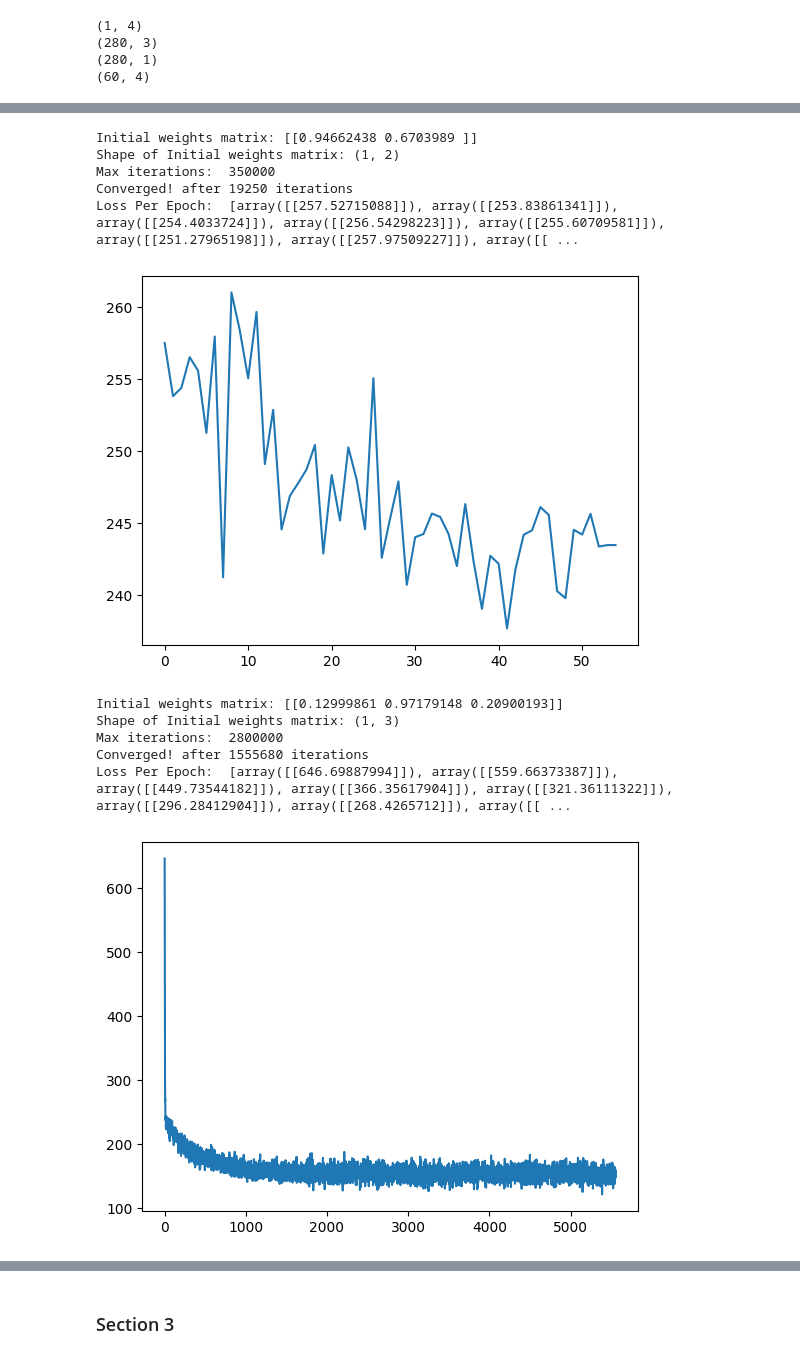
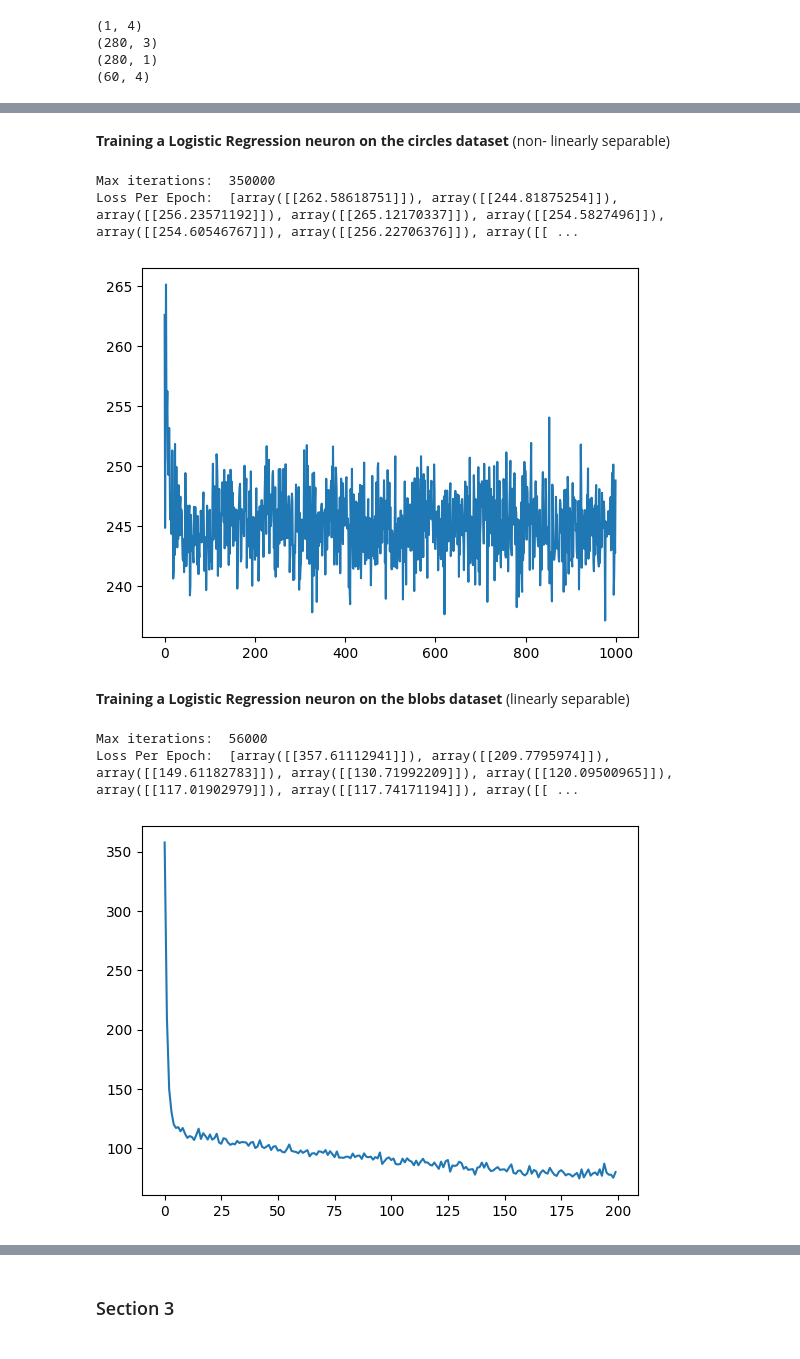
Before and after one commit to STRMNGnwo/CT5133-DeepLearning, a Jupyter notebook: DeepLearningAssignment_1.ipynb, the cells around one changed output, grey strips where cells are left out. Drawn from its saved outputs; the diff is of its cells as text; code cells hidden in the pictures.

Commit message:
Added graphs and visualisations

```diff
--- a/DeepLearningAssignment_1.ipynb
+++ b/DeepLearningAssignment_1.ipynb
@@ -142,7 +175,7 @@ def train_model(model,training_data_X,training_data_Y, training_params):
       #print(f"{i/len(samples)} Epochs finished")
       loss_per_epoch.append(running_loss)
       #print(f"running_loss: {running_loss}, prev_loss: {prev_loss}, running-prev: {running_loss-prev_loss}")
-      if (abs(running_loss-prev_loss)) < 10**-2: #latter condition is to check for convergence (change in weights is minimal)
+      if (abs(running_loss-prev_loss)) < 10**-3: #latter condition is to check for convergence (change in weights is minimal)
         print(f"Converged! after {i} iterations ")
         i = max_iterations
       prev_loss = running_loss
@@ -249,3 +321,5 @@ print(test_blobs.shape)
+# %% [markdown]
+**Training a Logistic Regression neuron on the circles dataset** (non- linearly separable)
 # %%
 #initialising the LogisiticRegression Neuron
 LR_Model_circles=LogisticRegressionNeuron(np.array(training_circles_X.iloc[[0]]).shape)
@@ -256,28 +330,24 @@ train_params={ "epochs":1000,"lr":0.001}
 #training the model on the blobs dataset's training partition
 train_model(LR_Model_circles,training_circles_X,training_circles_Y, train_params)
 # %% [output]
-Initial weights matrix: [[0.94662438 0.6703989 ]]
-Shape of Initial weights matrix: (1, 2)
 Max iterations:  350000
-Converged! after 19250 iterations
-Loss Per Epoch:  [array([[257.52715088]]), array([[253.83861341]]), array([[254.4033724]]), array([[256.54298223]]), array([[255.60709581]]), array([[251.27965198]]), array([[257.97509227]]), array([[ ...
+Loss Per Epoch:  [array([[262.58618751]]), array([[244.81875254]]), array([[256.23571192]]), array([[265.12170337]]), array([[254.5827496]]), array([[254.60546767]]), array([[256.22706376]]), array([[ ...
-[figure, old version]
+[figure, new version]
+# %% [markdown]
+**Training a Logistic Regression neuron on the blobs dataset** (linearly separable)
 # %%
 #initialising the LogisiticRegression Neuron
 LR_Model=LogisticRegressionNeuron(np.array(training_blobs_X.iloc[[0]]).shape)
 
 #setting training params
-train_params={ "epochs":10000,"lr":0.0005}
+train_params={ "epochs":200,"lr":0.001}
 
 #training the model on the blobs dataset's training partition
 train_model(LR_Model,training_blobs_X,training_blobs_Y, train_params)
 # %% [output]
-Initial weights matrix: [[0.12999861 0.97179148 0.20900193]]
-Shape of Initial weights matrix: (1, 3)
-Max iterations:  2800000
-Converged! after 1555680 iterations
-Loss Per Epoch:  [array([[646.69887994]]), array([[559.66373387]]), array([[449.73544182]]), array([[366.35617904]]), array([[321.36111322]]), array([[296.28412904]]), array([[268.4265712]]), array([[ ...
+Max iterations:  56000
+Loss Per Epoch:  [array([[357.61112941]]), array([[209.7795974]]), array([[149.61182783]]), array([[130.71992209]]), array([[120.09500965]]), array([[117.01902979]]), array([[117.74171194]]), array([[ ...
-[figure, old version]
+[figure, new version]
 # %%
 print("New weights matrix value:", LR_Model.weights)
 # %% [output]
```
Also changed, not shown: parts of 41 cells of this notebook.
